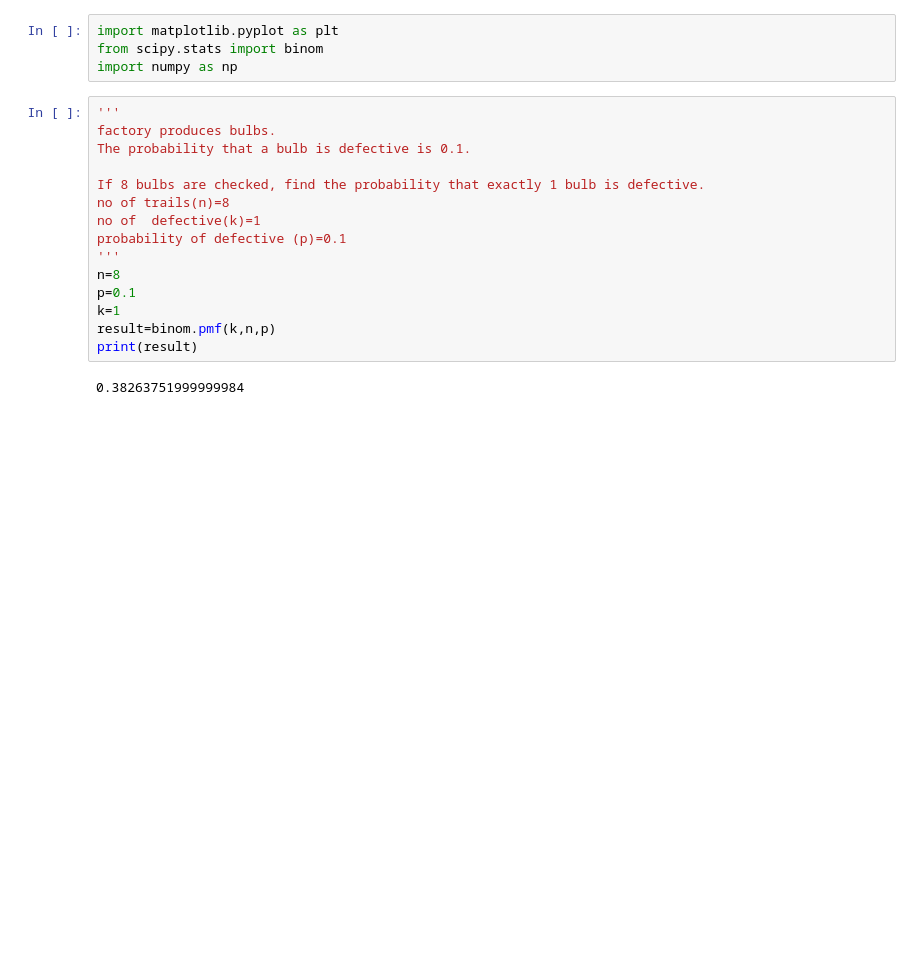
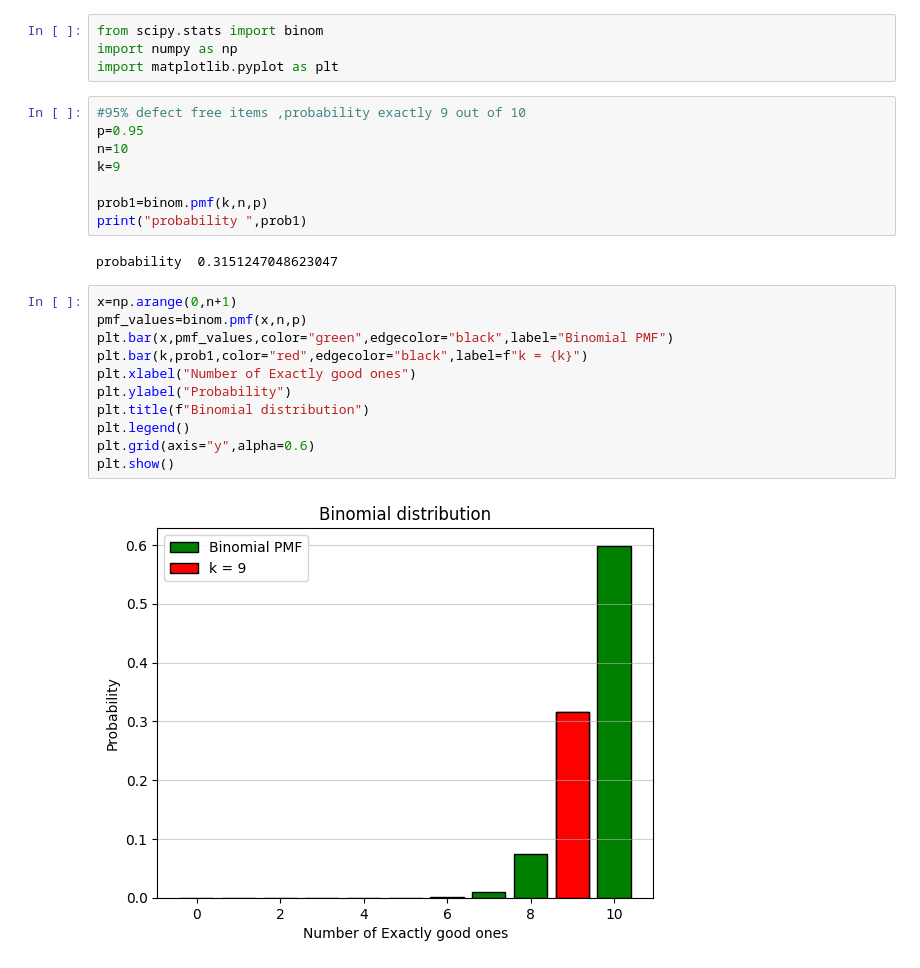
Before and after one commit to Pradeepa-JK/DS-ML-, a Jupyter notebook: binomial.ipynb, the cells around one changed output. Saved outputs shown, nothing was run; the diff lists cells and outputs as text; blank space fills up the shorter version.

```diff
--- a/binomial.ipynb
+++ b/binomial.ipynb
@@ -1,21 +1,27 @@
 # %%
-import matplotlib.pyplot as plt
 from scipy.stats import binom
 import numpy as np
+import matplotlib.pyplot as plt
-# %%
-'''
-factory produces bulbs.
-The probability that a bulb is defective is 0.1.
-
-If 8 bulbs are checked, find the probability that exactly 1 bulb is defective.
-no of trails(n)=8
-no of  defective(k)=1
-probability of defective (p)=0.1
-'''
-n=8
-p=0.1
-k=1
-result=binom.pmf(k,n,p)
-print(result)
-# %% [output]
-0.38263751999999984
+# %%
+#95% defect free items ,probability exactly 9 out of 10
+p=0.95
+n=10
+k=9
+
+prob1=binom.pmf(k,n,p)
+print("probability ",prob1)
+# %% [output]
+probability  0.3151247048623047
+# %%
+x=np.arange(0,n+1)
+pmf_values=binom.pmf(x,n,p)
+plt.bar(x,pmf_values,color="green",edgecolor="black",label="Binomial PMF")
+plt.bar(k,prob1,color="red",edgecolor="black",label=f"k = {k}")
+plt.xlabel("Number of Exactly good ones")
+plt.ylabel("Probability")
+plt.title(f"Binomial distribution")
+plt.legend()
+plt.grid(axis="y",alpha=0.6)
+plt.show()
+# %% [output]
+[figure, added]
```
Also changed, not shown: parts of 8 cells of this notebook, 2 other files.
